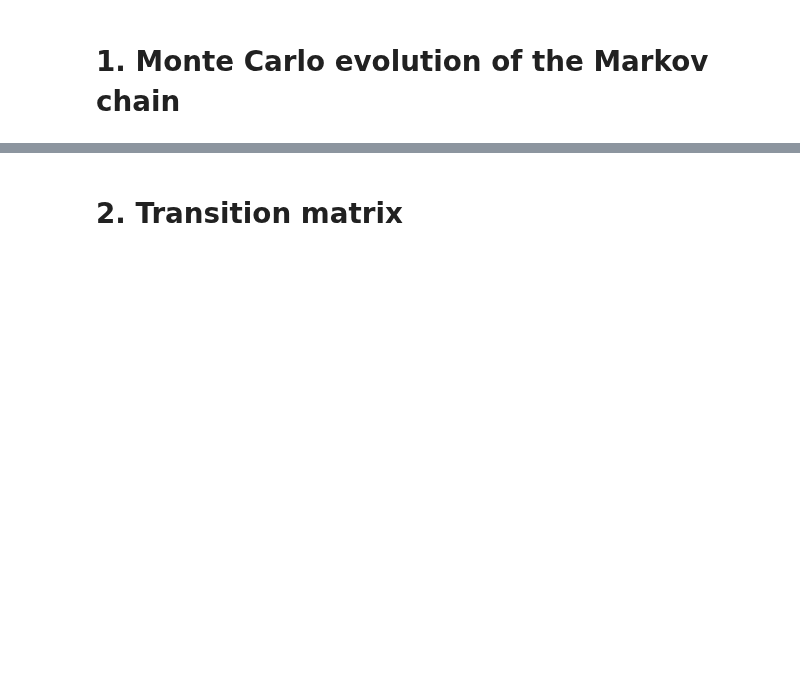
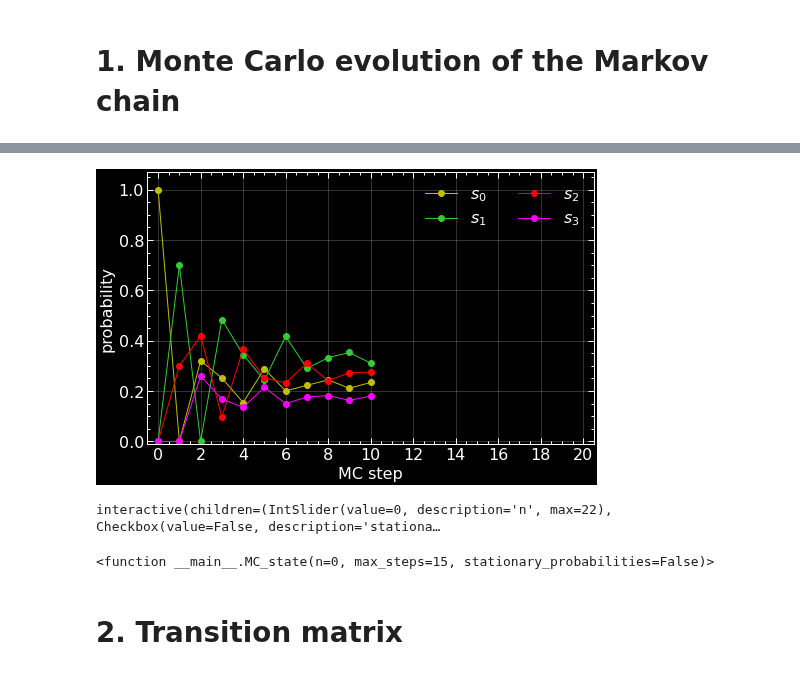
Before and after one commit to jsdiazpo/Bayesian-Digressions, a Jupyter notebook: Markov-Chains.ipynb, the cells around one changed output, grey strips where cells are left out. Saved outputs shown, nothing was run; the diff lists cells and outputs as text; code cells hidden in the pictures; blank space fills up the shorter version.

```diff
--- a/Markov-Chains.ipynb
+++ b/Markov-Chains.ipynb
@@ -83,3 +126,47 @@ axs[2].plot(x_axis, [0.44]*n_steps, '--', c='k', lw=1);
+# %%
+def MC_state(n=0, max_steps=15, stationary_probabilities=False):
+    N = 1
+    initial_state = np.array([1*N,0,0,0])
+    state = initial_state
+    p0, p1, p2, p3 = [],[],[],[]
+    np.random.seed(420)
+    n_steps = n
+    for step in range(n_steps+1):
+        p0.append(state[0]*N)
+        p1.append(state[1]*N)
+        p2.append(state[2]*N)
+        p3.append(state[3]*N)
+        state = np.dot(T4, state)
+
+    fig, ax = plt.subplots(figsize=(8, 5))
+    xmin, xmax = -0.5, max_steps+0.5
+    ymin, ymax = -0.01*N, 1.07*N
+    x_axis = np.linspace(0, n_steps, n_steps+1)
+    ax.plot(x_axis, p0, 'o-', lw=1, label=fr'$s_0$', c='y')
+    ax.plot(x_axis, p1, 'o-', lw=1, label=fr'$s_1$', c='limegreen')
+    ax.plot(x_axis, p2, 'o-', lw=1, label=fr'$s_2$', c='red')
+    ax.plot(x_axis, p3, 'o-', lw=1, label=fr'$s_3$', c='magenta')
+    ax.set(xlabel='MC step', ylabel='probability', xlim=[xmin,xmax], ylim=[ymin,ymax])
+    ax.grid(lw=1, alpha=0.2, zorder=0)
+    ax.xaxis.set_major_locator(plticker.MultipleLocator(base=int(max_steps/10)))
+    # ax.set_xticks(ax.get_xticks()[::1])
+    ax.legend(ncol=2);
+    if stationary_probabilities:
+        ax.plot([0, xmax], [0.229*N, 0.229*N], '--', c='y', lw=1, zorder=0)
+        ax.plot([0, xmax], [0.332*N, 0.332*N], '--', c='limegreen', lw=1, zorder=0)
+        ax.plot([0, xmax], [0.2678*N, 0.2678*N], '--', c='r', lw=1, zorder=0)
+        ax.plot([0, xmax], [0.1712*N, 0.1712*N], '--', c='magenta', lw=1, zorder=0);
+# %%
+MC_state(n=10, max_steps=20)
+# %% [output]
+[figure, added]
+# %%
+max_steps = 22
+my_interact_manual = widgets.interact_manual.options(manual_name="update")
+my_interact_manual(MC_state, n=(0, max_steps, 1), max_steps=widgets.fixed(max_steps))
+# %% [output]
+interactive(children=(IntSlider(value=0, description='n', max=22), Checkbox(value=False, description='stationa…
+<function __main__.MC_state(n=0, max_steps=15, stationary_probabilities=False)>
 # %% [markdown]
 # 2. Transition matrix
 # %%
```
Also changed, not shown: parts of 7 cells of this notebook.
